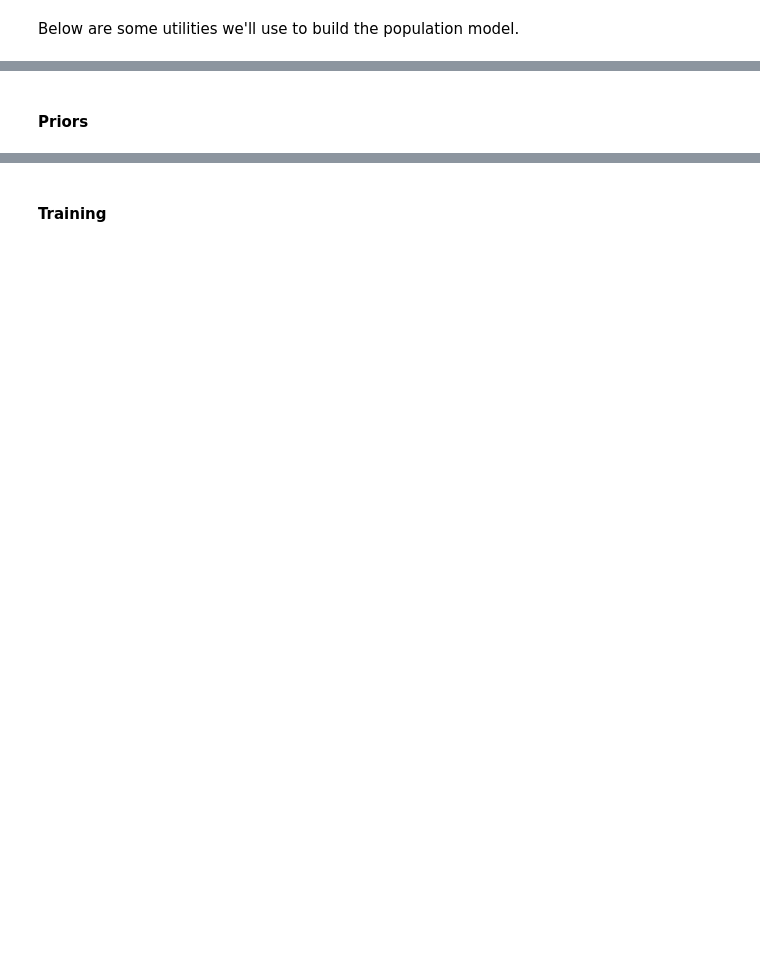
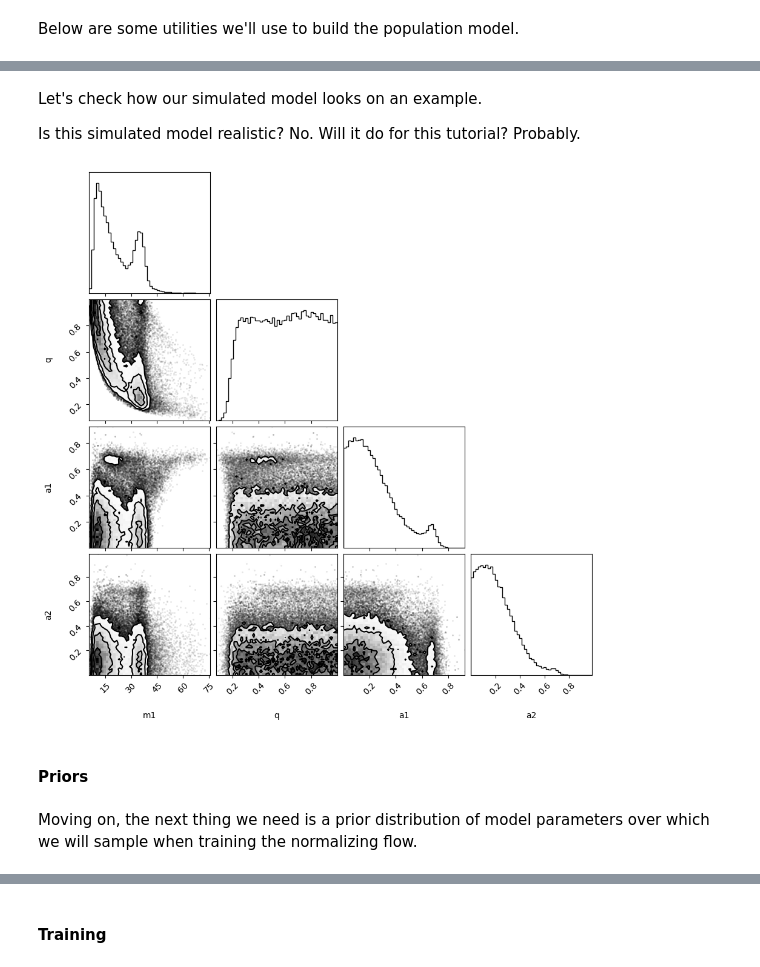
Before and after one commit to mdmould/ml-gw-pop, a Jupyter notebook: simulation-based-prior.ipynb, the cells around one changed output, grey strips where cells are left out. Saved outputs shown, nothing was run; the diff lists cells and outputs as text; code cells hidden in the pictures; blank space fills up the shorter version.

Commit message:
simulation based prior/

```diff
--- a/simulation-based-prior.ipynb
+++ b/simulation-based-prior.ipynb
@@ -311,7 +353,7 @@ def remnantspin(theta1, theta2, deltaphi, q, chi1, chi2):
 
     return jnp.minimum(chifin,1)
 # %%
-def remnantkick(bigTheta, theta1, theta2, deltaphi, q, chi1, chi2):
+def remnant_kick(bigTheta, theta1, theta2, deltaphi, q, chi1, chi2):
 # kms=False, maxphase=False, superkick=True, hangupkick=True, crosskick=True, full_output=False):
 
     eta = eval_eta(q)
@@ -401,2 +505,53 @@ for i, (samples, ls) in enumerate(zip((og, re), ('-', '--'))):
+# %%
+def sample_mergers(key, n, parameters):
+    # 1g+1g mergers
+    key, subkey = jax.random.split(key)
+    mergers = sample_1g(subkey, n, parameters)
+
+    # 1g+1g remnants (2g)
+    key, subkey = jax.random.split(key)
+    th = jax.random.uniform(subkey, (n,), minval = 0, maxval = 2 * jnp.pi)
+    mf, af, vf = jax.vmap(remnant)(*mergers, th)
+
+    # 1g+2g mergers
+    key, subkey = jax.random.split(key)
+    mergers_2g = sample_2g(subkey, mf, af, vf, parameters)
+
+    # mixing
+    key, subkey = jax.random.split(key)
+    f = (vf < parameters['v_esc']) * parameters['r_2g']
+    b = jax.random.binomial(subkey, n = 1, p = f, shape = (n,))
+    mergers = jnp.where(b, mergers_2g, mergers)
+
+    # we'll just fit masses and spin magnitudes as the other angles are
+    # mostly independent
+    return mergers[:4].T
+# %% [markdown]
+Let's check how our simulated model looks on an example.
+
+Is this simulated model realistic? No. Will it do for this tutorial? Probably.
+# %%
+parameters = dict(
+    alpha = -2.5,
+    m_min = 5,
+    d_min = 5,
+    mu_m = 35,
+    sigma_m = 3,
+    f_m = 0.1,
+    mu_a = 0.1,
+    sigma_a = 0.2,
+    beta = 0,
+    v_esc = 500,
+    gamma = 0,
+    r_2g = 0.1,
+)
+# %%
+mergers = sample_mergers(jax.random.key(0), 100_000, parameters)
+# %%
+fig = corner(np.array(mergers), bins = 50, labels = ('m1', 'q', 'a1', 'a2'));
+# %% [output]
+[figure, added]
 # %% [markdown]
 #### Priors
+# %% [markdown]
+Moving on, the next thing we need is a prior distribution of model parameters over which we will sample when training the normalizing flow.
```
Also changed, not shown: parts of 98 cells of this notebook, 4 other files.
